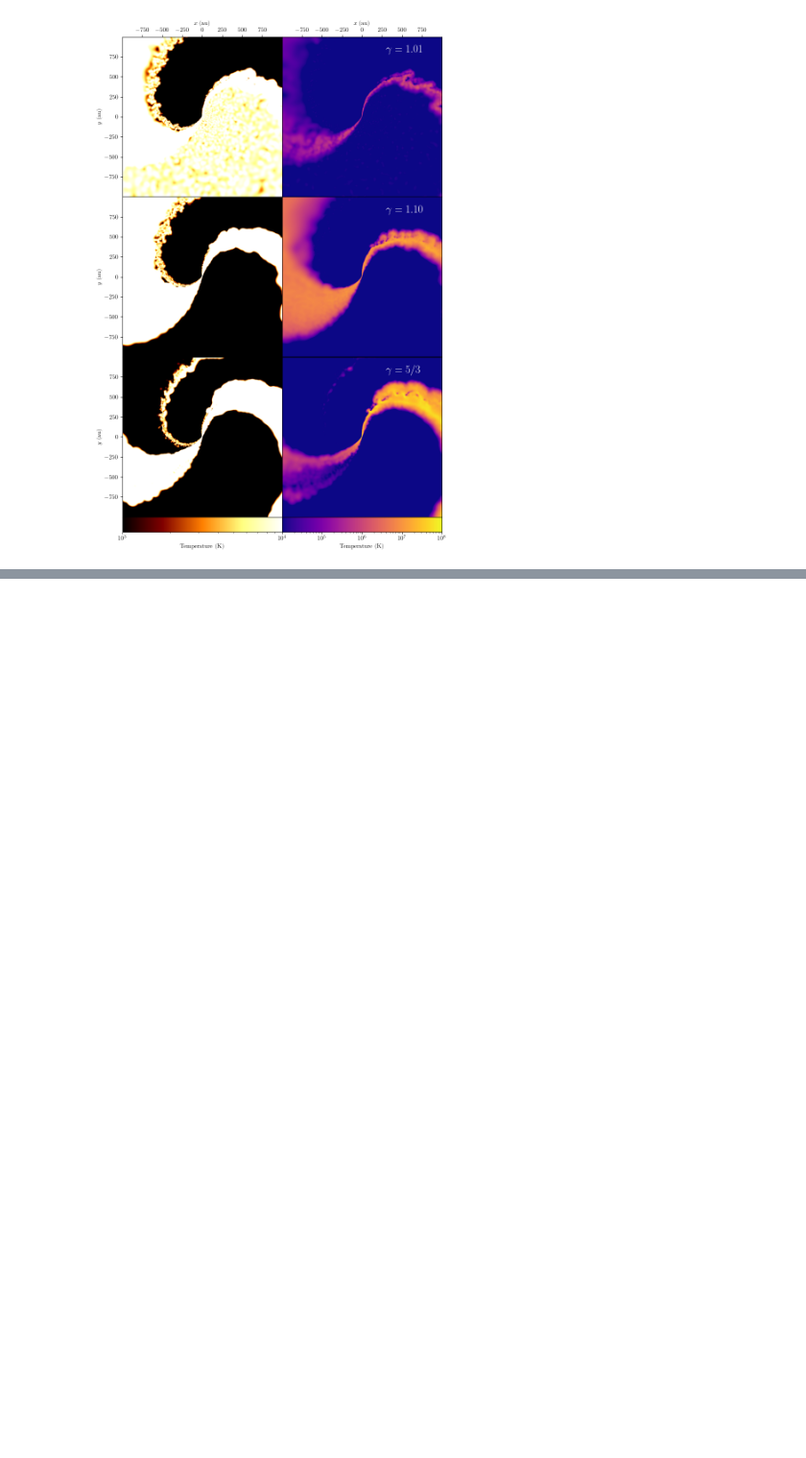
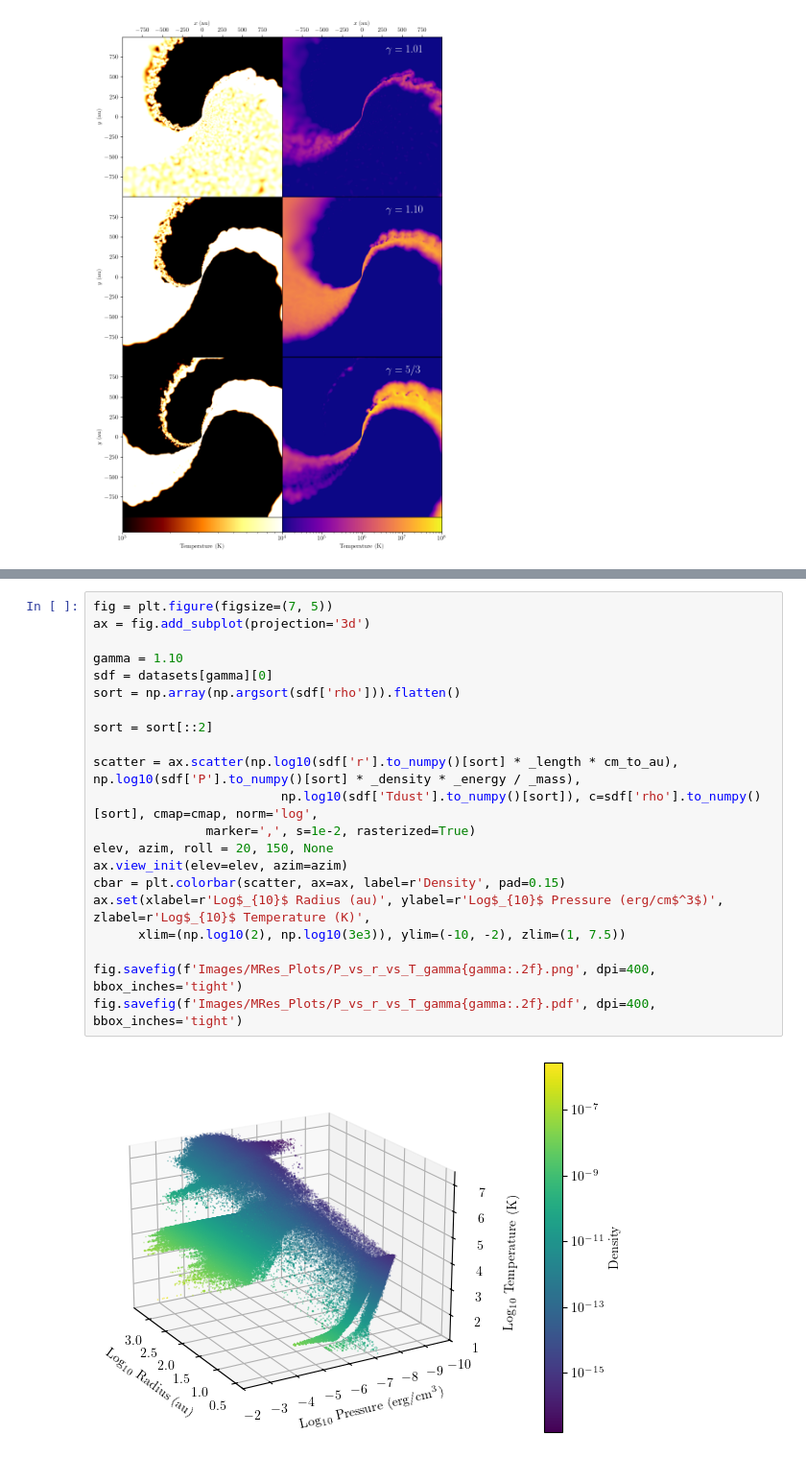
Before and after one commit to ryanwhite1/xenomorph, a Jupyter notebook: Sarracen_test.ipynb, the cells around one changed output, grey strips where cells are left out. Shown at 96% size. Saved outputs shown, nothing was run; the diff lists cells and outputs as text; blank space fills up the shorter version.

```diff
--- a/Sarracen_test.ipynb
+++ b/Sarracen_test.ipynb
@@ -274,0 +299,23 @@ fig.savefig('Images/MRes_Plots/Temp-Comparison.pdf', dpi=400, bbox_inches='tight
+# %%
+fig = plt.figure(figsize=(7, 5))
+ax = fig.add_subplot(projection='3d')
+
+gamma = 1.10
+sdf = datasets[gamma][0]
+sort = np.array(np.argsort(sdf['rho'])).flatten()
+
+sort = sort[::2]
+
+scatter = ax.scatter(np.log10(sdf['r'].to_numpy()[sort] * _length * cm_to_au), np.log10(sdf['P'].to_numpy()[sort] * _density * _energy / _mass),
+                         np.log10(sdf['Tdust'].to_numpy()[sort]), c=sdf['rho'].to_numpy()[sort], cmap=cmap, norm='log',
+               marker=',', s=1e-2, rasterized=True)
+elev, azim, roll = 20, 150, None
+ax.view_init(elev=elev, azim=azim)
+cbar = plt.colorbar(scatter, ax=ax, label=r'Density', pad=0.15)
+ax.set(xlabel=r'Log$_{10}$ Radius (au)', ylabel=r'Log$_{10}$ Pressure (erg/cm$^3$)', zlabel=r'Log$_{10}$ Temperature (K)',
+      xlim=(np.log10(2), np.log10(3e3)), ylim=(-10, -2), zlim=(1, 7.5))
+
+fig.savefig(f'Images/MRes_Plots/P_vs_r_vs_T_gamma{gamma:.2f}.png', dpi=400, bbox_inches='tight')
+fig.savefig(f'Images/MRes_Plots/P_vs_r_vs_T_gamma{gamma:.2f}.pdf', dpi=400, bbox_inches='tight')
+# %% [output]
+[figure, added]
```
Also changed, not shown: parts of 13 cells of this notebook, 20 other files.
